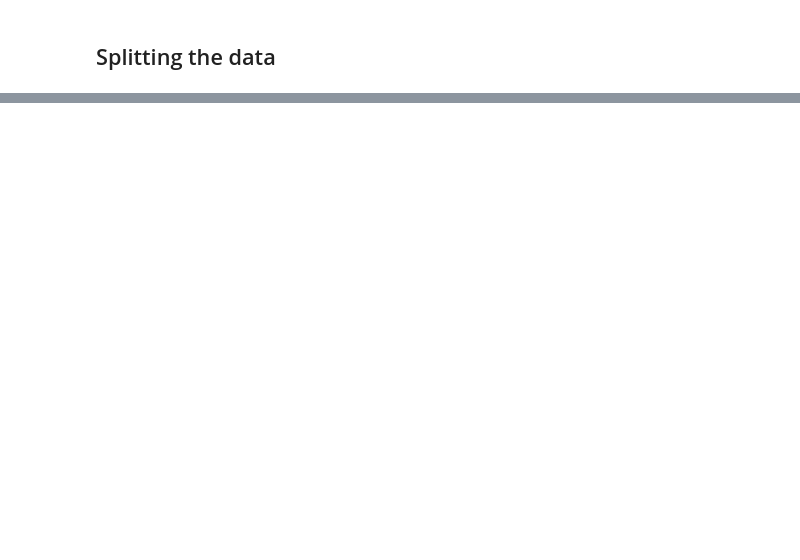
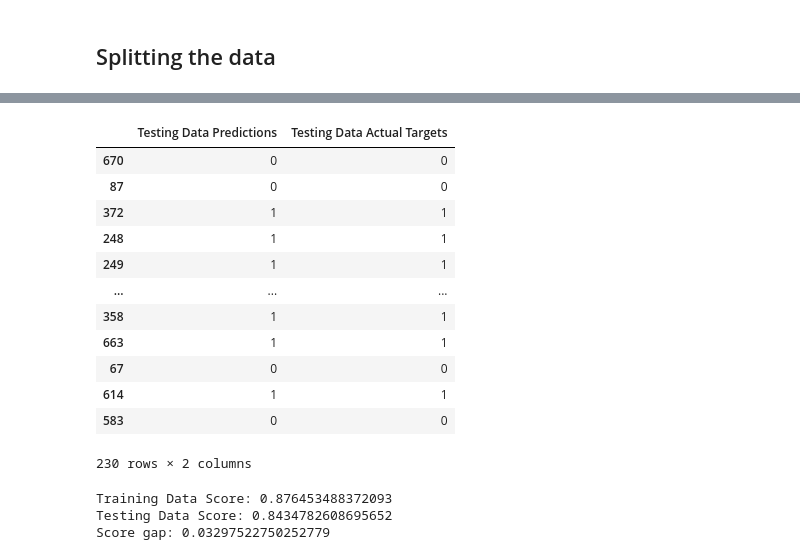
Before and after one commit to veenauppalapati/heart-failure, a Jupyter notebook: Veena/heart-failure.ipynb, the cells around one changed output, grey strips where cells are left out. Drawn from its saved outputs; the diff is of its cells as text; code cells hidden in the pictures; blank space fills up the shorter version.

Commit message:
Implemented Logistic Regression model)

```diff
--- a/Veena/heart-failure.ipynb
+++ b/Veena/heart-failure.ipynb
@@ -161,0 +205,8 @@ X_train, X_test, y_train, y_test = train_test_split(X, y)
+# %%
+# StandardScaler on columns with numerical data
+from sklearn.preprocessing import StandardScaler
+
+# Scale the x data by using Standard Scaler
+scaler = StandardScaler().fit(X_train)
+X_train_scaled = scaler.transform(X_train)
+X_train_scaled
@@ -161,0 +227,4 @@ X_train, X_test, y_train, y_test = train_test_split(X, y)
+# %%
+# Scale the x  test data using Standard scaler
+X_test_scaled = scaler.transform(X_test)
+X_test_scaled
@@ -161,0 +260,9 @@ X_train, X_test, y_train, y_test = train_test_split(X, y)
+# %%
+# Import 'LogisticRegression' from sklean
+from sklearn.linear_model import LogisticRegression
+
+# Create an instance of LogisticRegression
+logistic_regression_model = LogisticRegression()
+
+# Fit the model
+logistic_regression_model.fit(X_train_scaled, y_train)
@@ -161,0 +271,5 @@ X_train, X_test, y_train, y_test = train_test_split(X, y)
+# %%
+# Predict the test data
+lr_predictions = logistic_regression_model.predict(X_test_scaled)
+
+lr_predictions
@@ -161,0 +288,37 @@ X_train, X_test, y_train, y_test = train_test_split(X, y)
+# %%
+# Save both the test predictions and actual test values to a DataFrame
+results_df = pd.DataFrame({
+    "Testing Data Predictions": lr_predictions,
+    "Testing Data Actual Targets": y_test})
+
+results_df
+# %% [output]
+|  | Testing Data Predictions | Testing Data Actual Targets |
+| 670 | 0 | 0 |
+| 87 | 0 | 0 |
+| 372 | 1 | 1 |
+| 248 | 1 | 1 |
+| 249 | 1 | 1 |
+| ... | ... | ... |
+| 358 | 1 | 1 |
+| 663 | 1 | 1 |
+| 67 | 0 | 0 |
+| 614 | 1 | 1 |
+| 583 | 0 | 0 |
+230 rows × 2 columns
+# %%
+# Import the accuracy_score function
+from sklearn.metrics import accuracy_score
+
+lr_train_score = logistic_regression_model.score(X_train_scaled, y_train)
+lr_test_score = accuracy_score(y_test, lr_predictions)
+score_gap = lr_train_score - lr_test_score
+
+# Calculate the model's accuracy on the test dataset
+print(f"Training Data Score: {lr_train_score}")
+print(f"Testing Data Score: {lr_test_score}")
+print(f"Score gap: {score_gap}")
+# %% [output]
+Training Data Score: 0.876453488372093
+Testing Data Score: 0.8434782608695652
+Score gap: 0.03297522750252779
```
Also changed, not shown: parts of 13 cells of this notebook.
